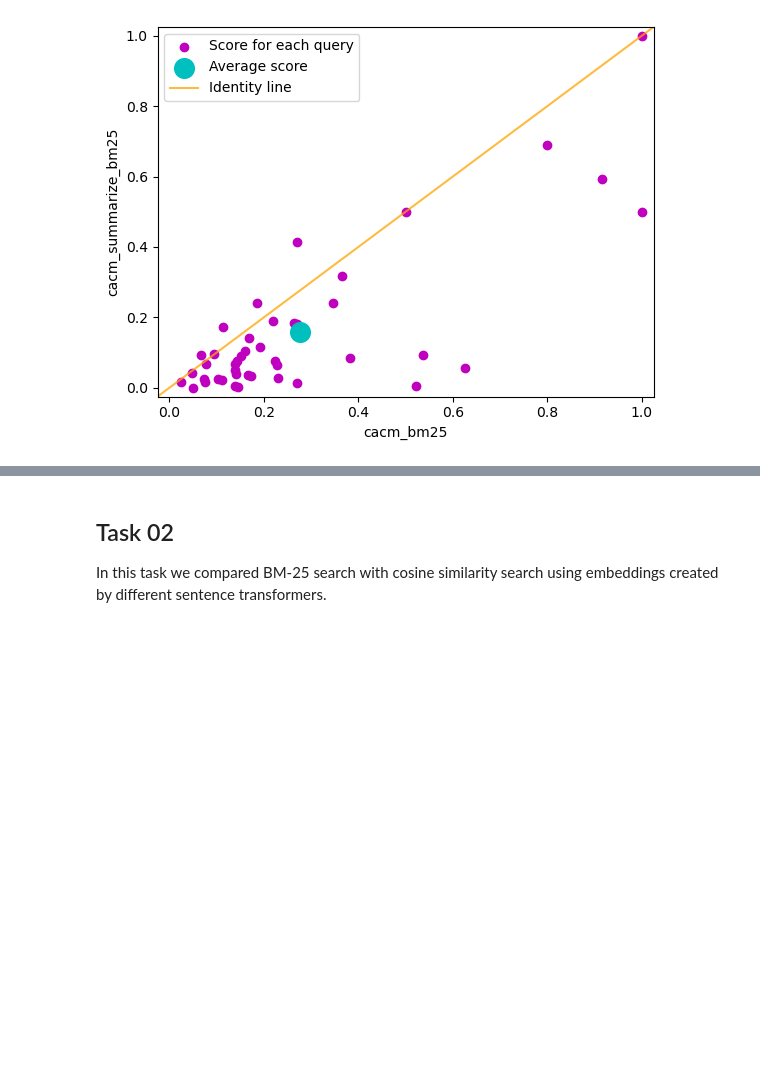
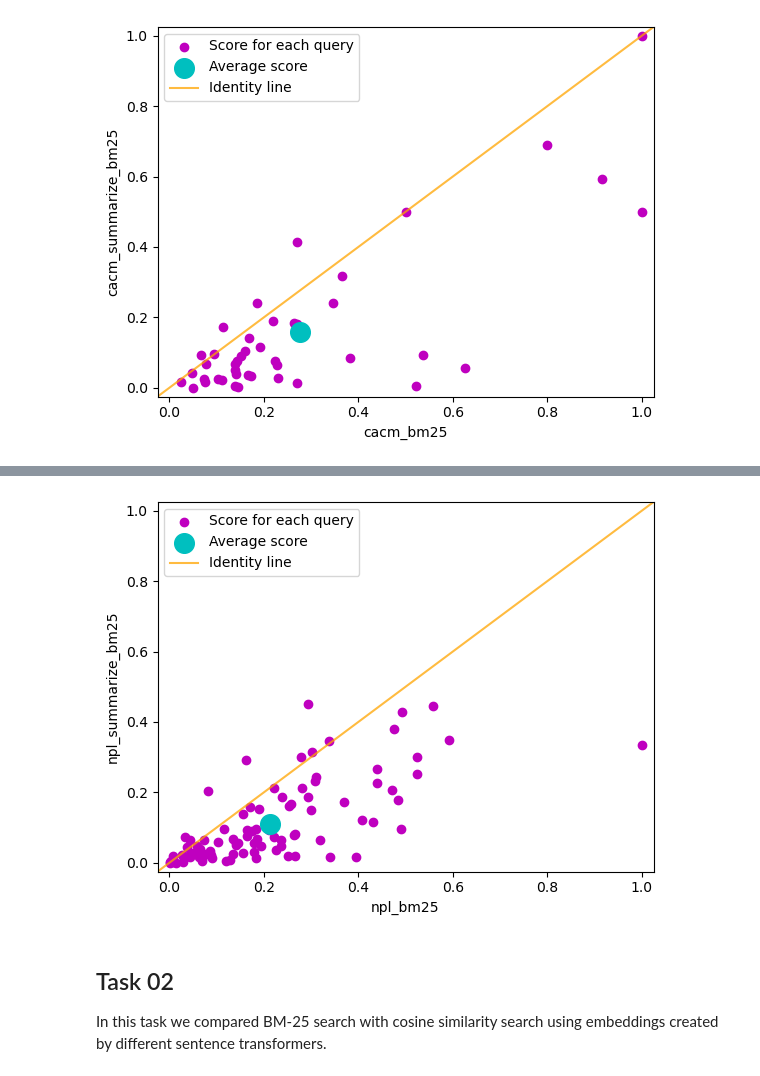
Before and after one commit to massimilianoviola/advanced-information-retrieval, a Jupyter notebook: tasks_presentation.ipynb, the cells around one changed output, grey strips where cells are left out. Cells and saved outputs as stored; diff of their text form; code cells hidden in the pictures; blank space fills up the shorter version.

```diff
--- a/tasks_presentation.ipynb
+++ b/tasks_presentation.ipynb
@@ -83,3 +89,8 @@ compare_results_scatter_plot(["./task_01/results/cacm_bm25.txt", "./task_01/resu
+# %%
+#Results of npl
+compare_results_scatter_plot(["./task_01/results/npl_bm25.txt", "./task_01/results/npl_summarize_en_bm25.txt"], ["npl_bm25", "npl_summarize_bm25"])
+# %% [output]
+[figure, added]
 # %% [markdown]
 ## Task 02
 In this task we compared BM-25 search with cosine similarity search using embeddings created by different sentence transformers.
```
Also changed, not shown: parts of 2 cells of this notebook.
